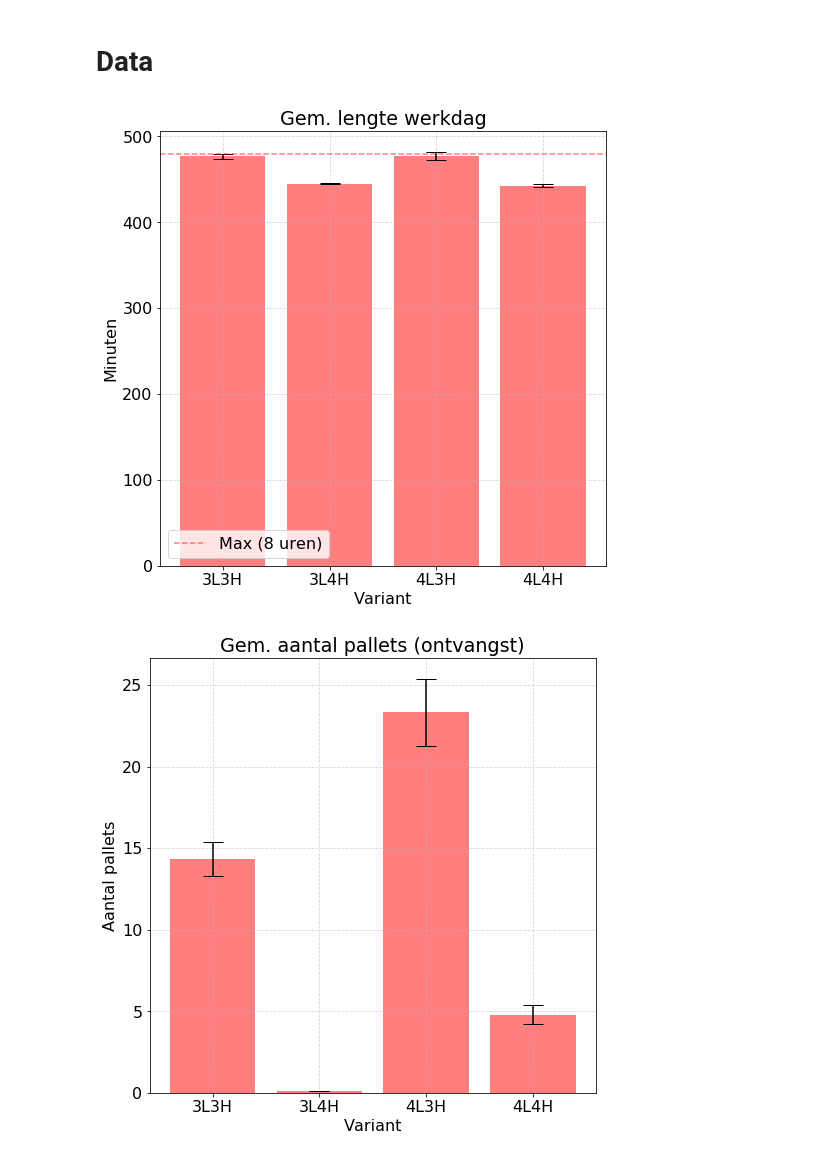
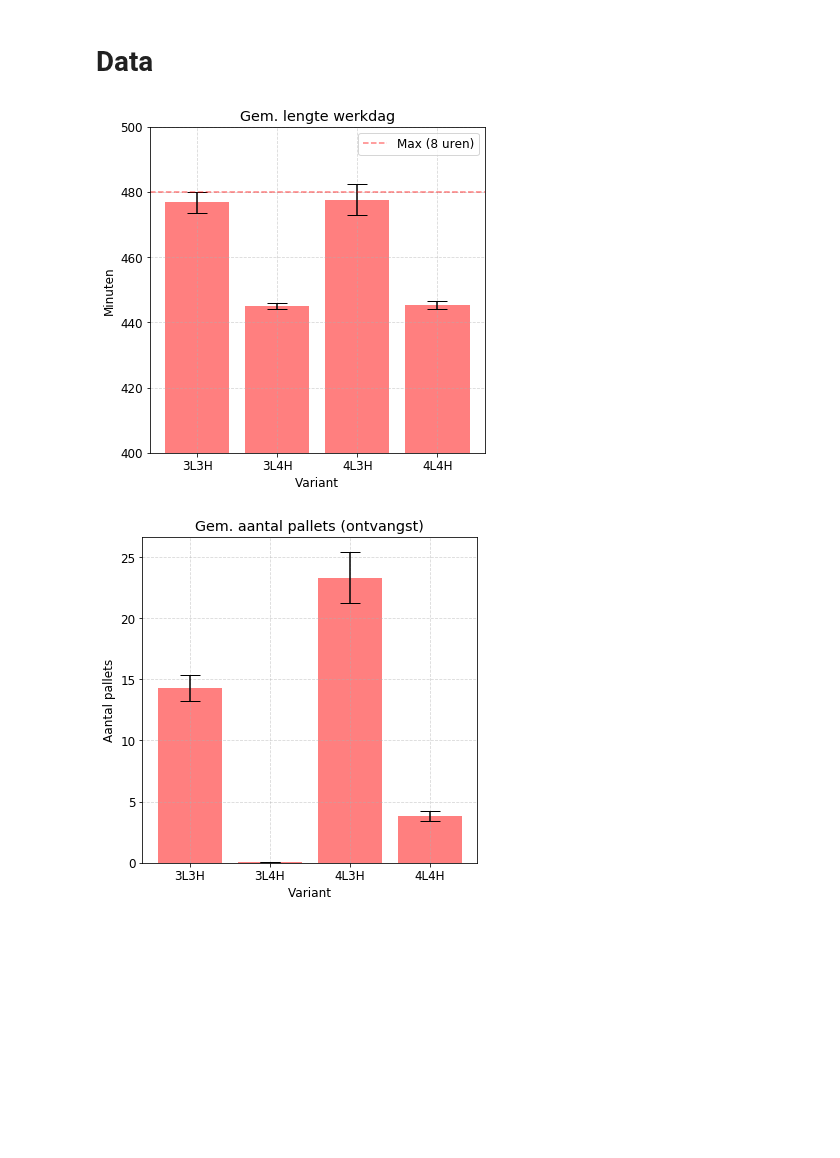
Before and after one commit to darkeclipz/jupyter-notebooks, a Jupyter notebook: Applied Math/Y1S4/Simulatiemodellen/Opdracht 3 - Uitwerking gegevens.ipynb, the cells around one changed output. Drawn from its saved outputs; the diff is of its cells as text; code cells hidden in the pictures; blank space fills up the shorter version.

```diff
--- a/Applied Math/Y1S4/Simulatiemodellen/Opdracht 3 - Uitwerking gegevens.ipynb
+++ b/Applied Math/Y1S4/Simulatiemodellen/Opdracht 3 - Uitwerking gegevens.ipynb
@@ -9,3 +7,5 @@ Populating the interactive namespace from numpy and matplotlib
+# %%
+size=(6,6)
 # %% [markdown]
 # Data
 # %%
@@ -19,11 +19,11 @@ metric4 = 'Gem. wachttijd vrachtauto'
 omschrijving = [metric1, metric2, metric3, metric4]*4
 avg = [476.76, 14.32, 46.13, 18.75,
        477.59, 23.32, 68.19, 5.09,
-       442.59, 4.80, 26.98, 6.81,
+       445.38, 3.83, 24.12, 5.42,
        445.04, 0.10, 2.47, 13.34]
 stdev = [31.73, 10.57, 25.02, 15.55,
          46.76, 20.72, 37.99, 5.46,
-         15.95, 5.65, 16.59, 5.84,
+         13.11, 3.81, 13.19, 4.42,
          9.79, 0.04, 0.52, 15.34]
 uom = ['Minuten', 'Aantal pallets', 'Aantal pallets', 'Minuten']*4
 
@@ -37,34 +37,35 @@ df['Atoom'] = atoom
 df['Omschrijving'] = omschrijving
 df['Gemiddelde'] = avg
 df['Standaardafwijking'] = stdev
 df['Standaardafwijking'] /= sqrt(run_count)
 df['Eenheid'] = uom
 
 # Get subselection for each metric.
 dfm1 = df.loc[df['Omschrijving'] == metric1]
 dfm2 = df.loc[df['Omschrijving'] == metric2]
 dfm3 = df.loc[df['Omschrijving'] == metric3]
 dfm4 = df.loc[df['Omschrijving'] == metric4]
 dfmetrics = [dfm1, dfm2, dfm3, dfm4]
 
-font = {'size'   : 16}
+font = {'size'   : 12}
 matplotlib.rc('font', **font)
 
 # Plot bar charts.
 for dfm in dfmetrics:
-    plt.figure(figsize=(8,8))
+    plt.figure(figsize=size)
     plt.bar(dfm['Variant'], dfm['Gemiddelde'], yerr=dfm['Standaardafwijking'], capsize=10, facecolor='red', alpha=.5)
     plt.title(dfm['Omschrijving'].iloc[0])
     plt.ylabel(dfm['Eenheid'].iloc[0])
     plt.grid(ls='dashed', alpha=.5)
     if dfm['Omschrijving'].iloc[0] == metric1:
         plt.axhline(480, c='r', ls='dashed', alpha=0.5)
         legend(['Max (8 uren)'])
+        plt.ylim(400,500)
     if dfm['Omschrijving'].iloc[0] == metric4:
         plt.axhline(5, c='r', ls='dashed', alpha=0.5)
         legend(['Max (5 minuten)'])
     plt.xlabel('Variant')
     plt.show()
 # %% [output]
-[figure, old version]
+[figure, new version]
-[figure, old version]
+[figure, new version]
```
Also changed, not shown: parts of 4 cells of this notebook, 1 other file.
